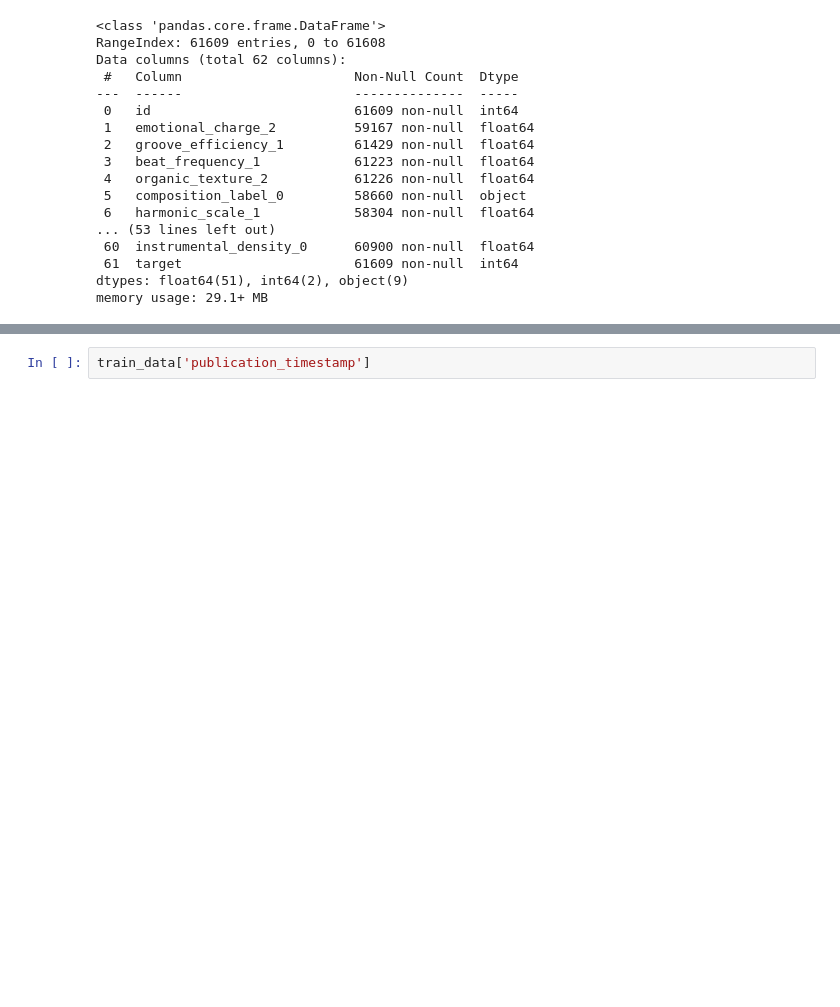
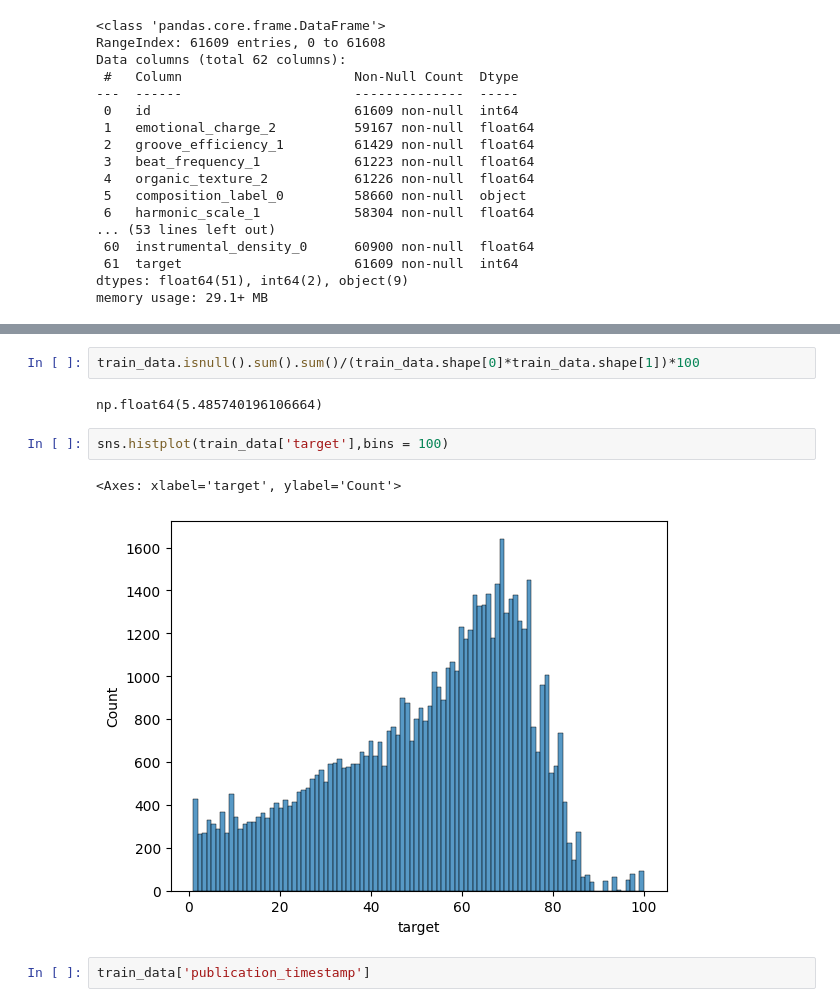
Before and after one commit to Kalana-Lakshan/ML-Self-Learning, a Jupyter notebook: ML_practice_4.ipynb, the cells around one changed output, grey strips where cells are left out. Saved outputs shown, nothing was run; the diff lists cells and outputs as text; blank space fills up the shorter version.

```diff
--- a/ML_practice_4.ipynb
+++ b/ML_practice_4.ipynb
@@ -74,3 +82,12 @@ train_data['target'].hist()
+# %%
+train_data.isnull().sum().sum()/(train_data.shape[0]*train_data.shape[1])*100
+# %% [output]
+np.float64(5.485740196106664)
+# %%
+sns.histplot(train_data['target'],bins = 100)
+# %% [output]
+<Axes: xlabel='target', ylabel='Count'>
+[figure, added]
 # %%
 train_data['publication_timestamp']
 # %% [output]
```
Also changed, not shown: parts of 18 cells of this notebook.
